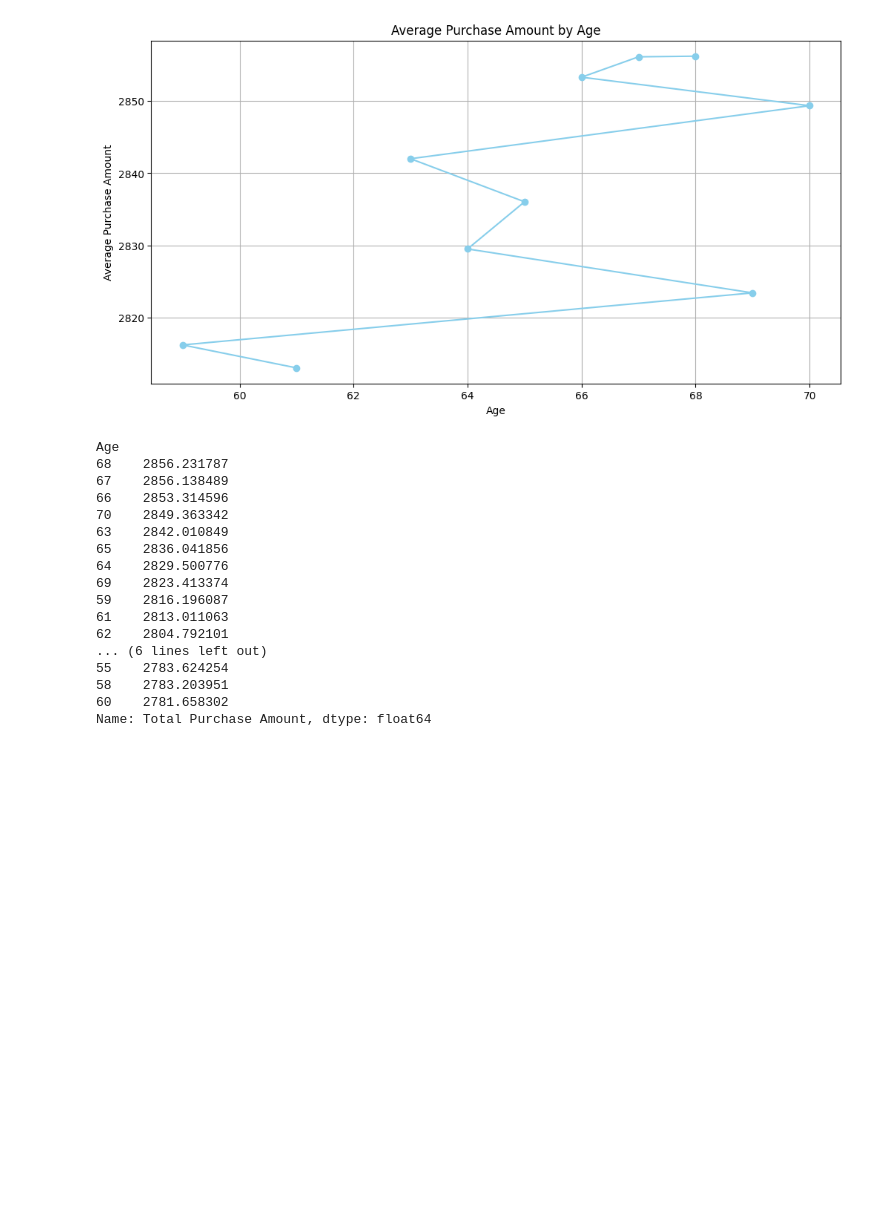
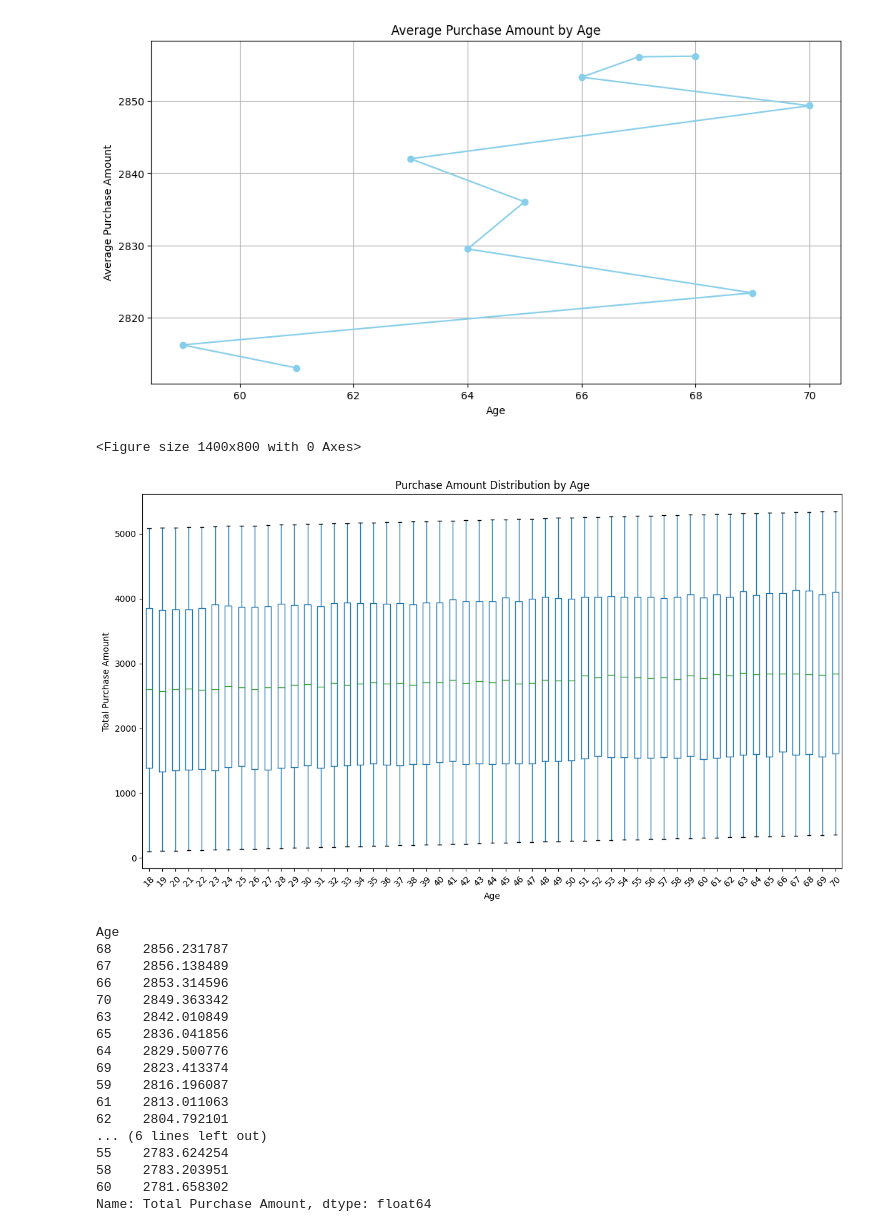
Before and after one commit to TonyNewness/Product-Recommendation, a Jupyter notebook: Copy_of_Main_Group_2_project.ipynb, the cells around one changed output. Cells and saved outputs as stored; diff of their text form; code cells hidden in the pictures; blank space fills up the shorter version.

```diff
--- a/Copy_of_Main_Group_2_project.ipynb
+++ b/Copy_of_Main_Group_2_project.ipynb
@@ -201,6 +223,27 @@ plt.grid(True)
 plt.show()
 # %% [output]
 [figure]
+# %%
+# Assuming 'data' is your dataframe and it contains 'Age' and 'Total Purchase Amount' columns
+
+# Plotting the box plot
+plt.figure(figsize=(14, 8))
+data.boxplot(column='Total Purchase Amount', by='Age', grid=False, figsize=(14, 8))
+
+# Titles and labels
+plt.title('Purchase Amount Distribution by Age')
+plt.suptitle('')  # Suppress the default title to avoid overlap
+plt.xlabel('Age')
+plt.ylabel('Total Purchase Amount')
+
+# Rotating the x-axis labels because of many age groups for better readability
+plt.xticks(rotation=45)
+
+# Show the plot
+plt.show()
+# %% [output]
+<Figure size 1400x800 with 0 Axes>
+[figure, added]
 # %%
 # Average of Total purchase by Age
 data.groupby('Age')['Total Purchase Amount'].mean().sort_values(ascending= False).head(20)
```
Also changed, not shown: parts of 10 cells of this notebook.
